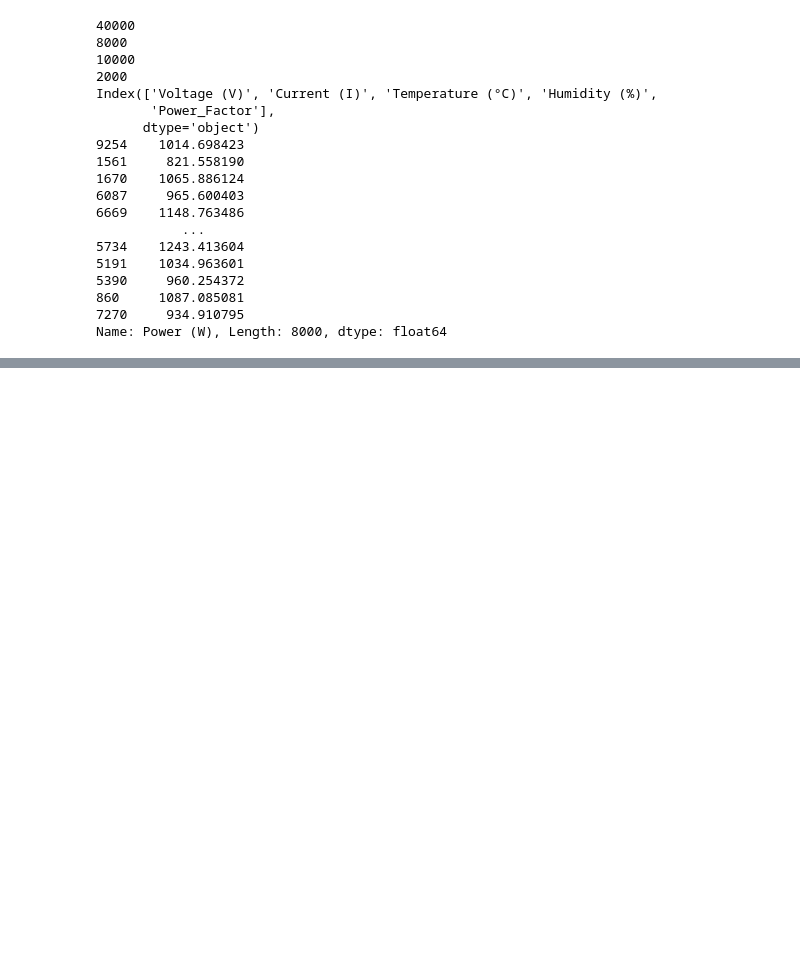
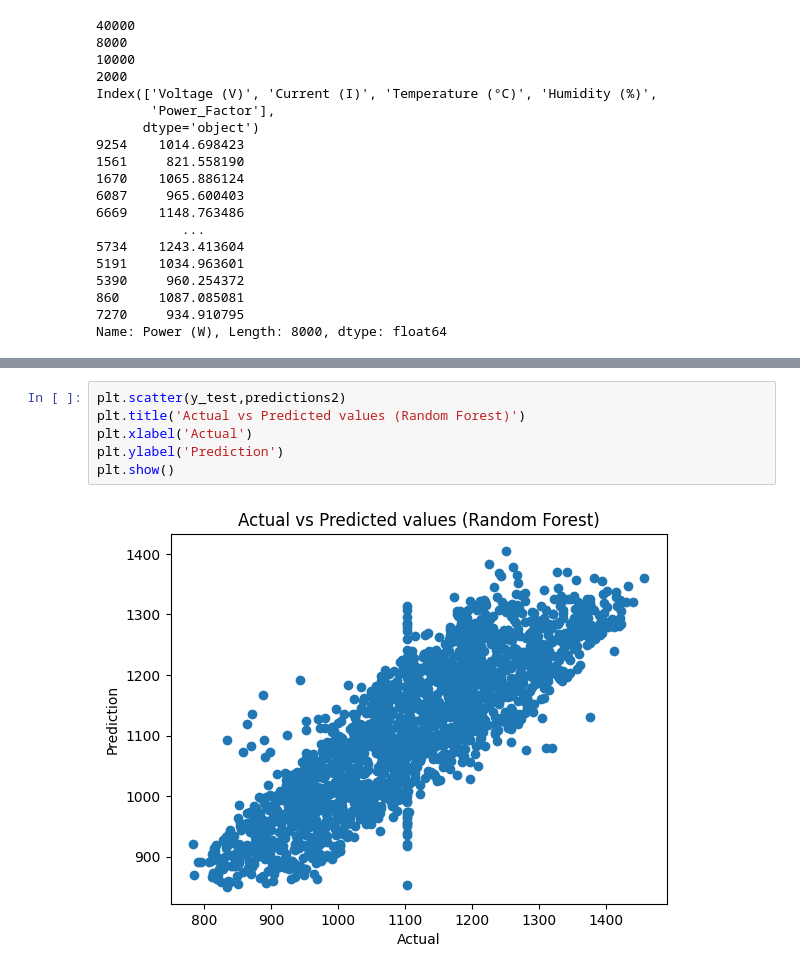
Before and after one commit to dpatil23/Grid-Intelligence-ML, a Jupyter notebook: Assignment_2_230343.ipynb, the cells around one changed output, grey strips where cells are left out. Saved outputs shown, nothing was run; the diff lists cells and outputs as text; blank space fills up the shorter version.

```diff
--- a/Assignment_2_230343.ipynb
+++ b/Assignment_2_230343.ipynb
@@ -327,0 +362,8 @@ print(model.intercept_)
+# %%
+plt.scatter(y_test,predictions2)
+plt.title('Actual vs Predicted values (Random Forest)')
+plt.xlabel('Actual')
+plt.ylabel('Prediction')
+plt.show()
+# %% [output]
+[figure, added]
```
Also changed, not shown: parts of 5 cells of this notebook.
